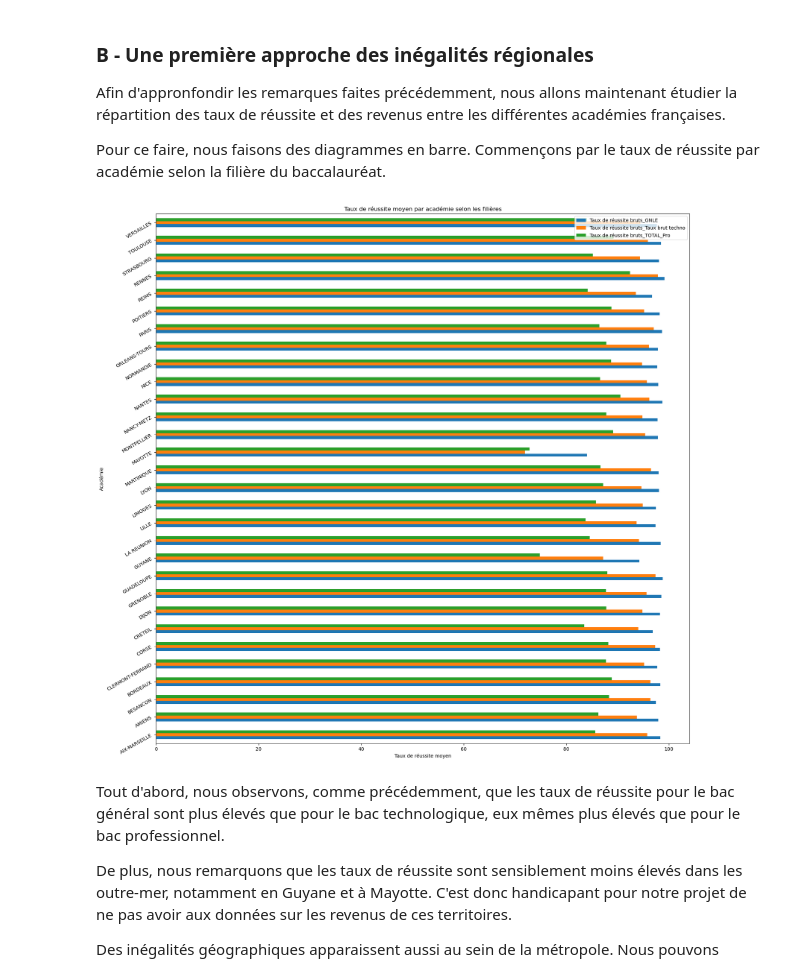
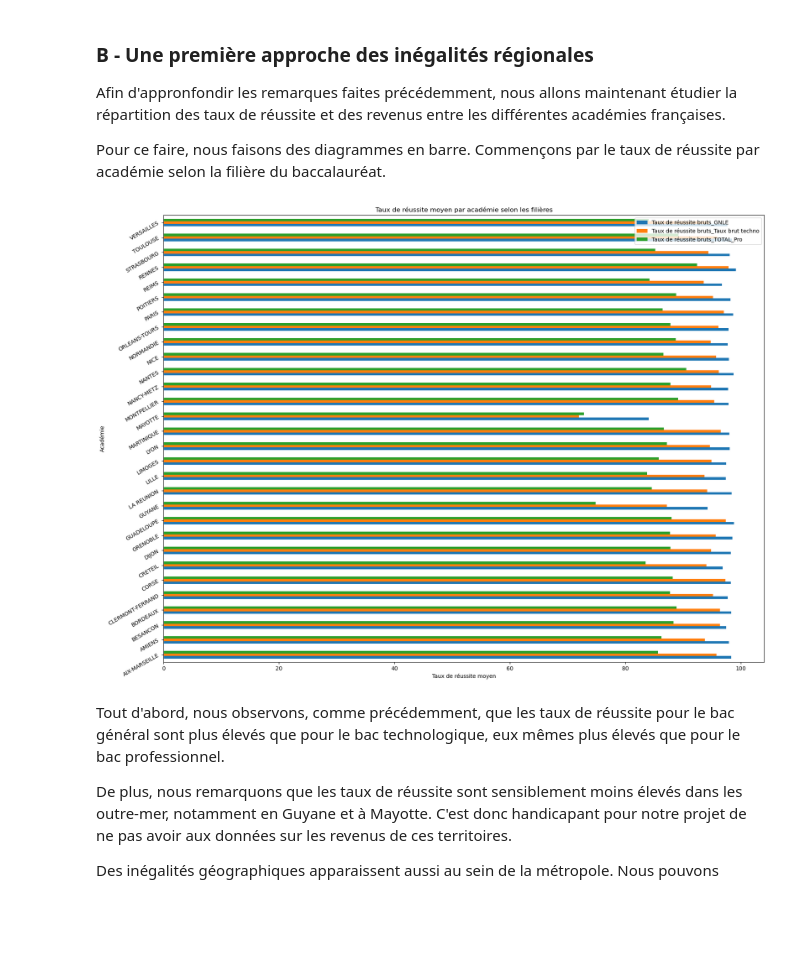
Before and after one commit to Acochepin/Python-2A---AC---JM---RS, a Jupyter notebook: Fichier final.ipynb, the cells around one changed output. Cells and saved outputs as stored; diff of their text form; code cells hidden in the pictures; blank space fills up the shorter version.

```diff
--- a/Fichier final.ipynb
+++ b/Fichier final.ipynb
@@ -641,11 +645,11 @@ Pour ce faire, nous faisons des diagrammes en barre. Commençons par le taux de
 # %%
 df_barres = df.groupby ("Informations établissement_Académie").agg({"Taux de réussite bruts_GNLE":"mean", "Taux de réussite bruts_Taux brut techno":"mean", "Taux de réussite bruts_TOTAL_Pro":"mean"})
 df_barres
 
-df_barres.plot(kind = "barh", rot = 30, figsize = [20,20], title = "Taux de réussite moyen par académie selon les filières", xlabel = "Taux de réussite moyen", ylabel = "Académie")
+df_barres.plot(kind = "barh", rot = 30, figsize = [20,15], title = "Taux de réussite moyen par académie selon les filières", xlabel = "Taux de réussite moyen", ylabel = "Académie")
 plt.show()
 # %% [output]
-[figure, old version]
+[figure, new version]
 # %% [markdown]
 Tout d'abord, nous observons, comme précédemment, que les taux de réussite pour le bac général sont plus élevés que pour le bac technologique, eux mêmes plus élevés que pour le bac professionnel.
 
```
Also changed, not shown: parts of 30 cells of this notebook.
